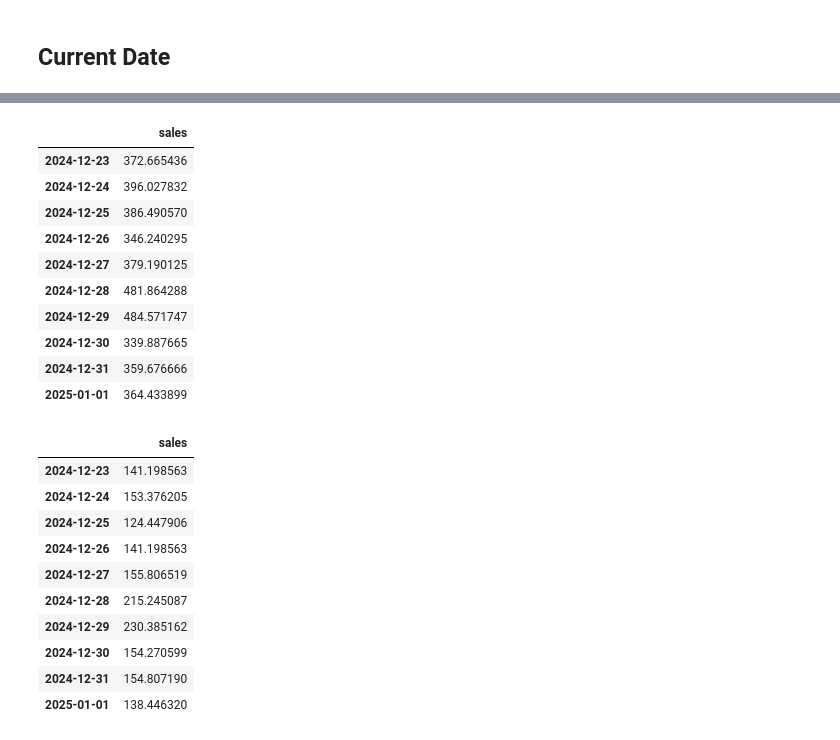
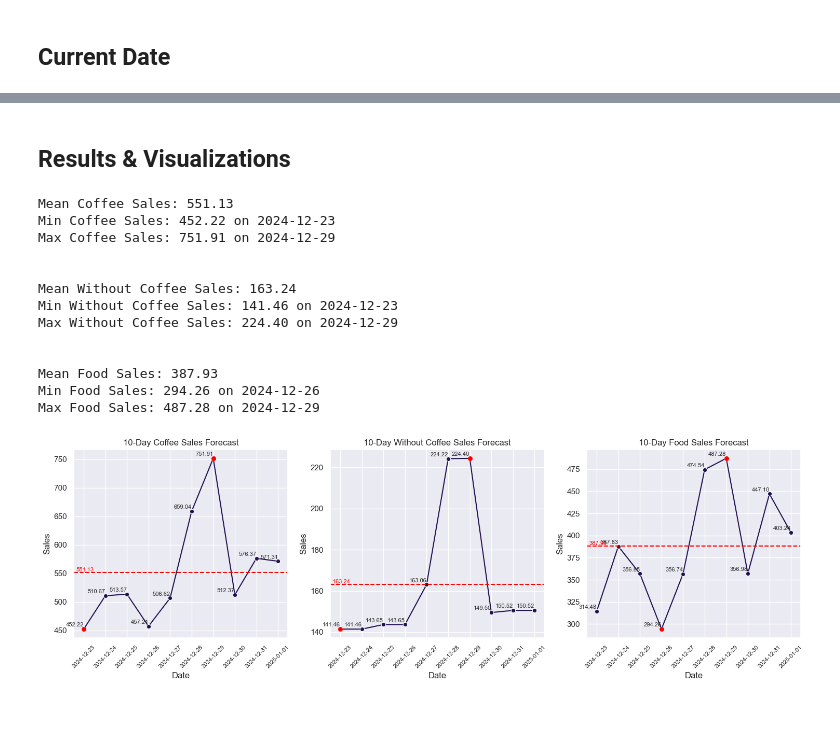
Before and after one commit to Vasilis-christopoulos/cafe-sales-forecasting, a Jupyter notebook: forecast.ipynb, the cells around one changed output, grey strips where cells are left out. Drawn from its saved outputs; the diff is of its cells as text; code cells hidden in the pictures; blank space fills up the shorter version.

```diff
--- a/forecast.ipynb
+++ b/forecast.ipynb
@@ -144,28 +79,20 @@ coffee_predictions
-# %%
-food_predictions
-# %% [output]
-|  | sales |
-| 2024-12-23 | 372.665436 |
-| 2024-12-24 | 396.027832 |
-| 2024-12-25 | 386.490570 |
-| 2024-12-26 | 346.240295 |
-| 2024-12-27 | 379.190125 |
-| 2024-12-28 | 481.864288 |
-| 2024-12-29 | 484.571747 |
-| 2024-12-30 | 339.887665 |
-| 2024-12-31 | 359.676666 |
-| 2025-01-01 | 364.433899 |
-# %%
-without_coffee_predictions
-# %% [output]
-|  | sales |
-| 2024-12-23 | 141.198563 |
-| 2024-12-24 | 153.376205 |
-| 2024-12-25 | 124.447906 |
-| 2024-12-26 | 141.198563 |
-| 2024-12-27 | 155.806519 |
-| 2024-12-28 | 215.245087 |
-| 2024-12-29 | 230.385162 |
-| 2024-12-30 | 154.270599 |
-| 2024-12-31 | 154.807190 |
-| 2025-01-01 | 138.446320 |
+# %% [markdown]
+## Results & Visualizations
+# %%
+categories = ['Coffee', 'Without Coffee', 'Food']
+vs.plot_sales(coffee_predictions, without_coffee_predictions, food_predictions, categories)
+# %% [output]
+Mean Coffee Sales: 551.13
+Min Coffee Sales: 452.22 on 2024-12-23
+Max Coffee Sales: 751.91 on 2024-12-29
+
+
+Mean Without Coffee Sales: 163.24
+Min Without Coffee Sales: 141.46 on 2024-12-23
+Max Without Coffee Sales: 224.40 on 2024-12-29
+
+
+Mean Food Sales: 387.93
+Min Food Sales: 294.26 on 2024-12-26
+Max Food Sales: 487.28 on 2024-12-29
+[figure, added]
```
Also changed, not shown: parts of 24 cells of this notebook, 10 other files.
